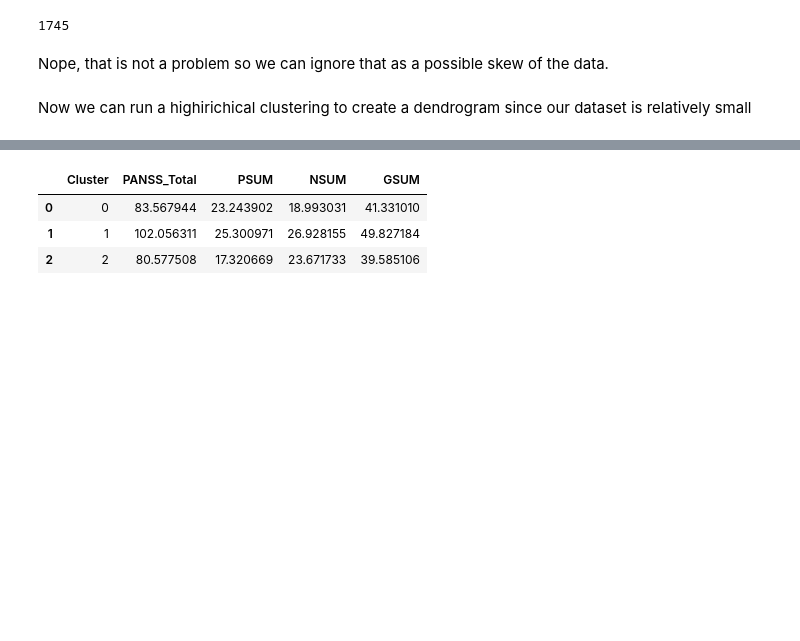
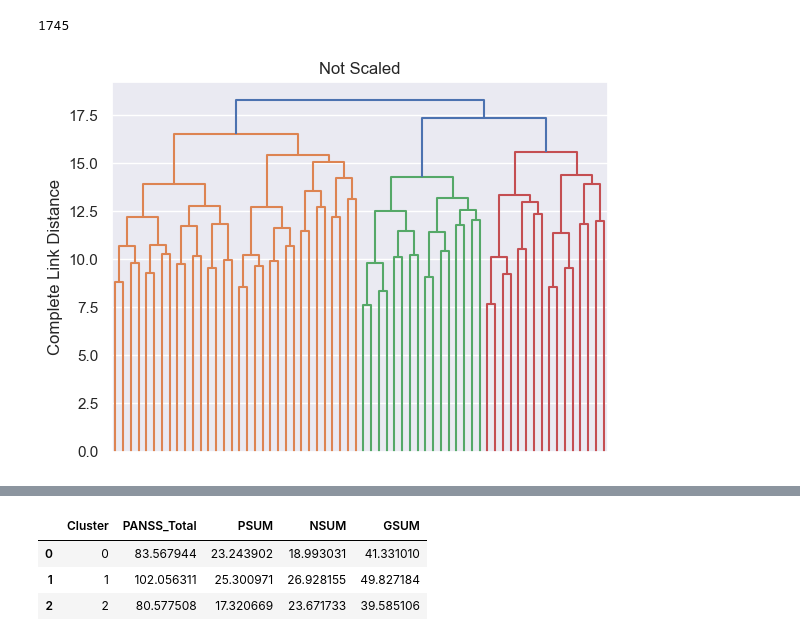
Before and after one commit to AlistairKeiller/STATS-202-final, a Jupyter notebook: final.ipynb, the cells around one changed output, grey strips where cells are left out. Drawn from its saved outputs; the diff is of its cells as text; code cells hidden in the pictures; blank space fills up the shorter version.

```diff
--- a/final.ipynb
+++ b/final.ipynb
@@ -236,7 +253,16 @@ len(first_day_passed_data["PatientID"])
 len(np.unique(first_day_passed_data["PatientID"]))
 # %% [output]
 1745
-# %% [markdown]
-Nope, that is not a problem so we can ignore that as a possible skew of the data.
-# %% [markdown]
-Now we can run a highirichical clustering to create a dendrogram since our dataset is relatively small
+# %%
+dendrogram(
+    linkage(first_day_passed_data[PANSS_parts], method="complete"),
+    truncate_mode="level",
+    p=5,
+    no_labels=True,
+    color_threshold=17,
+)
+plt.title("Not Scaled")
+plt.ylabel("Complete Link Distance")
+plt.show()
+# %% [output]
+[figure, added]
```
Also changed, not shown: parts of 20 cells of this notebook.
